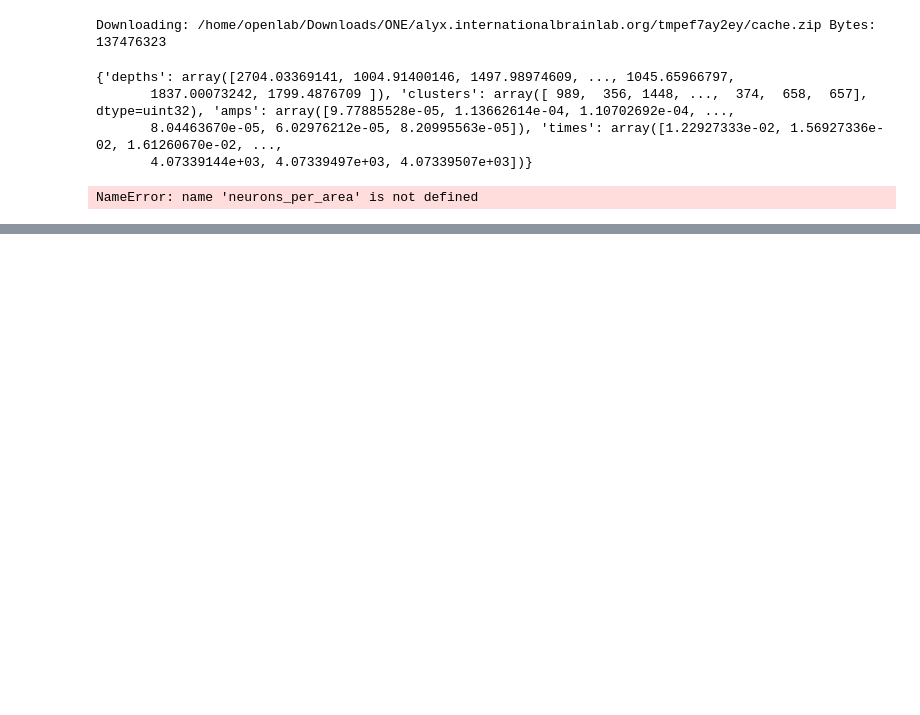
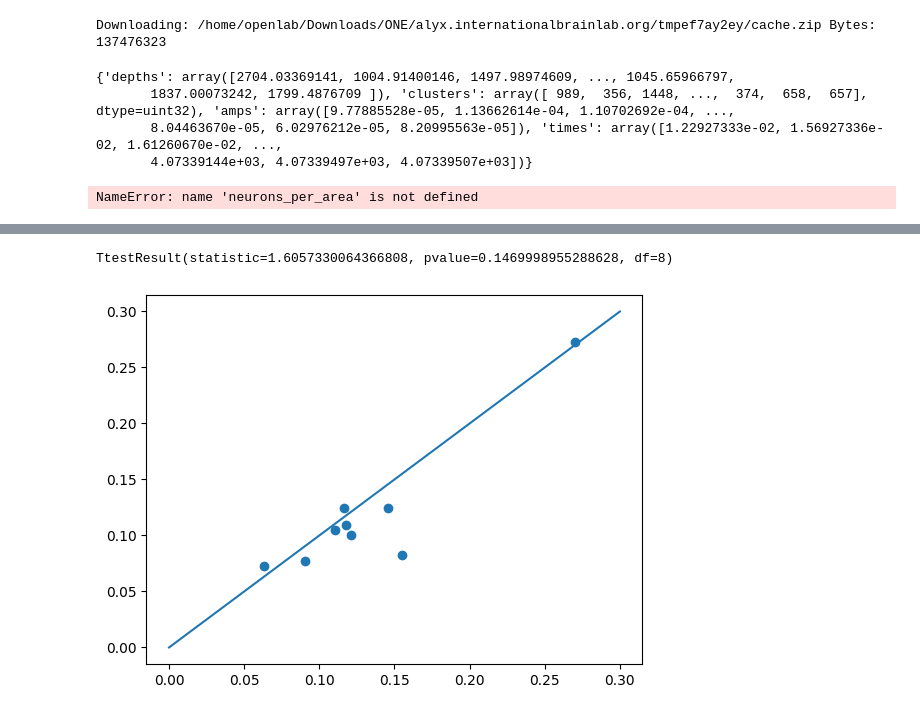
Before and after one commit to ja-94/psychedelics, a Jupyter notebook: 02_PCA.ipynb, the cells around one changed output, grey strips where cells are left out. Saved outputs shown, nothing was run; the diff lists cells and outputs as text; code cells hidden in the pictures; blank space fills up the shorter version.

```diff
--- a/02_PCA.ipynb
+++ b/02_PCA.ipynb
@@ -722,0 +756,2 @@ for idx, session in df_spikes.groupby('eid'):
+# %%
+df_pca = pd.DataFrame (variances)
@@ -722,0 +771,8 @@ for idx, session in df_spikes.groupby('eid'):
+# %%
+df_pca
+plt.scatter(df_pca['pc1_0'], df_pca['pc1_1'])
+plt.plot ([0,0.3], [0,0.3])
+print(scipy.stats.ttest_rel(df_pca['pc1_0'], df_pca['pc1_1']))
+# %% [output]
+TtestResult(statistic=1.6057330064366808, pvalue=0.1469998955288628, df=8)
+[figure, added]
```
Also changed, not shown: parts of 11 cells of this notebook, 1 other file.
